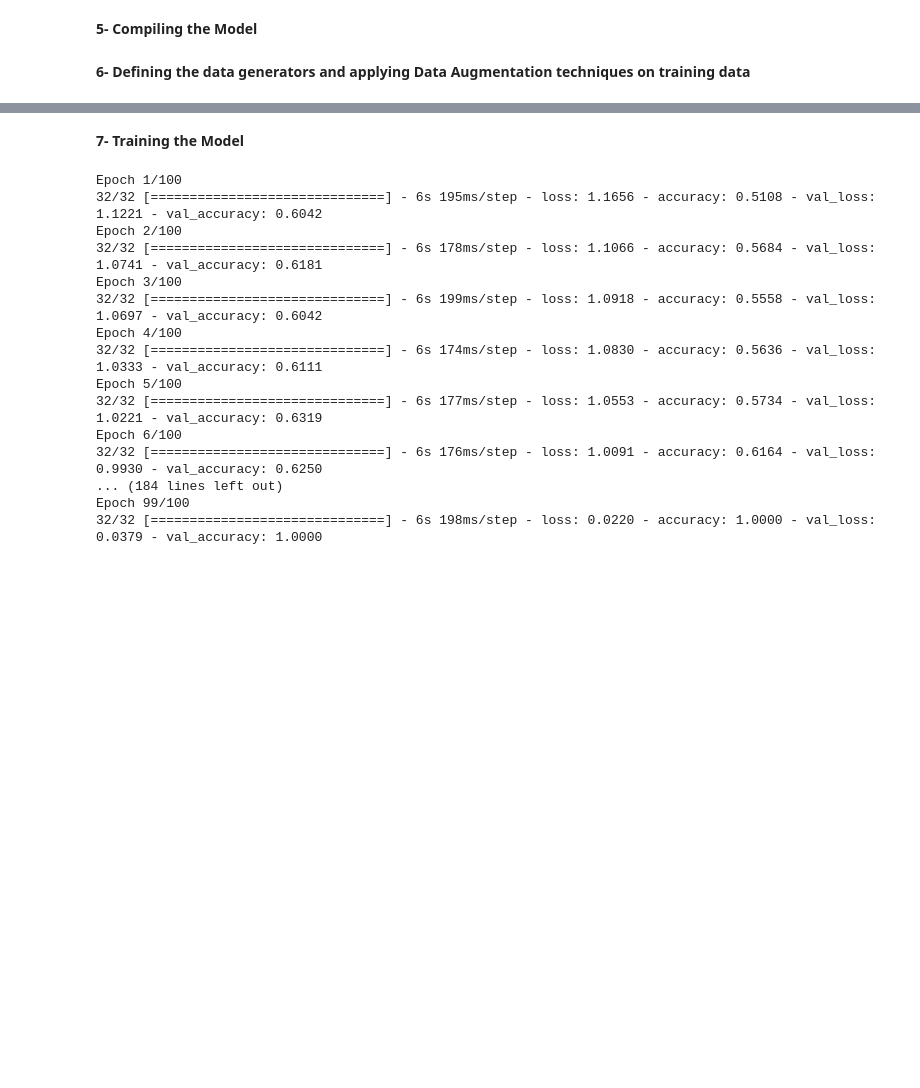
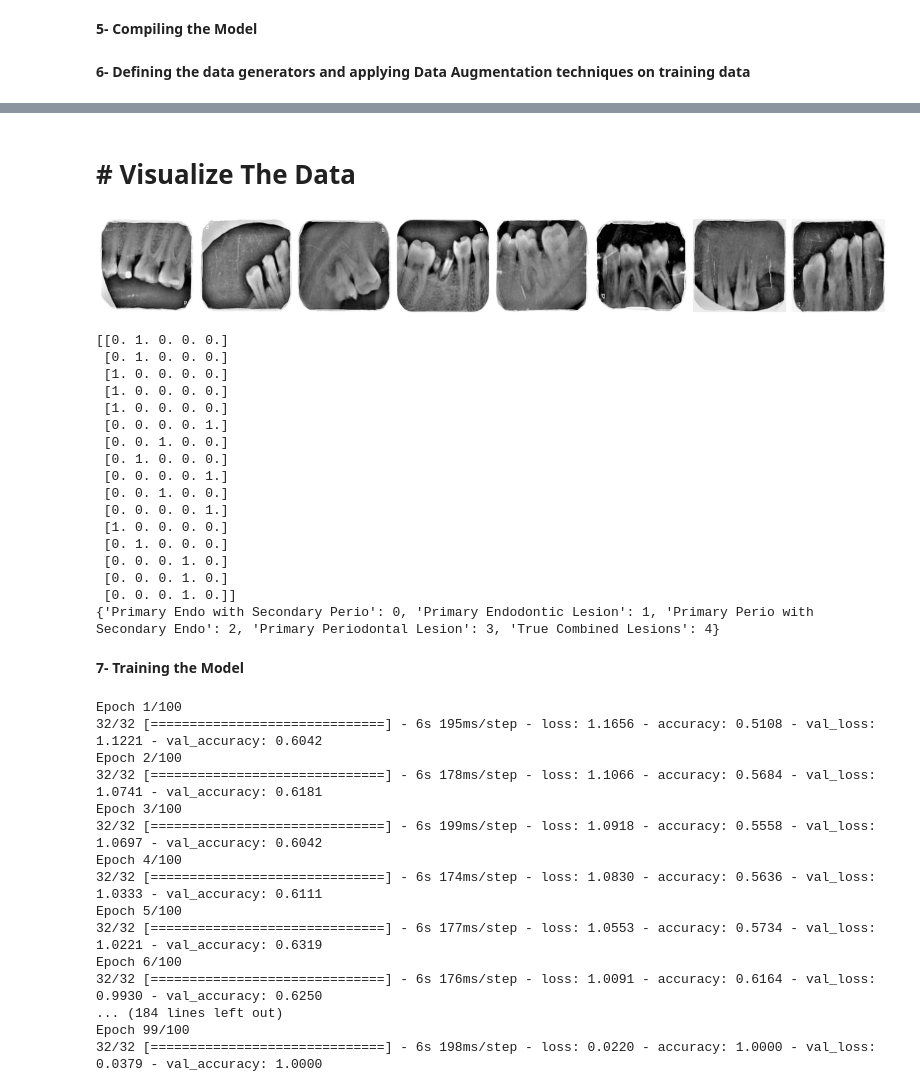
Before and after one commit to muhammadsajad/Automatic_lesion_detection_in_periapical_xrays, a Jupyter notebook: Periapical_Xrays_Classifier.ipynb, the cells around one changed output, grey strips where cells are left out. Cells and saved outputs as stored; diff of their text form; code cells hidden in the pictures; blank space fills up the shorter version.

```diff
--- a/Periapical_Xrays_Classifier.ipynb
+++ b/Periapical_Xrays_Classifier.ipynb
@@ -413,3 +413,39 @@ Found 144 images belonging to 5 classes.
+# %% [markdown]
+# # Visualize The Data
+# %%
+imgs, labels = next(train_generator)
+# %%
+def plotImages(images_arr):
+    fig, axes = plt.subplots(1, 8, figsize=(20,20))
+    axes = axes.flatten()
+    for img, ax in zip( images_arr, axes):
+        ax.imshow(img)
+        ax.axis('off')
+    plt.tight_layout()
+    plt.show()
+# %%
+plotImages(imgs)
+print(labels)
+print(train_generator.class_indices)
+# %% [output]
+[figure, added]
+[[0. 1. 0. 0. 0.]
+ [0. 1. 0. 0. 0.]
+ [1. 0. 0. 0. 0.]
+ [1. 0. 0. 0. 0.]
+ [1. 0. 0. 0. 0.]
+ [0. 0. 0. 0. 1.]
+ [0. 0. 1. 0. 0.]
+ [0. 1. 0. 0. 0.]
+ [0. 0. 0. 0. 1.]
+ [0. 0. 1. 0. 0.]
+ [0. 0. 0. 0. 1.]
+ [1. 0. 0. 0. 0.]
+ [0. 1. 0. 0. 0.]
+ [0. 0. 0. 1. 0.]
+ [0. 0. 0. 1. 0.]
+ [0. 0. 0. 1. 0.]]
+{'Primary Endo with Secondary Perio': 0, 'Primary Endodontic Lesion': 1, 'Primary Perio with Secondary Endo': 2, 'Primary Periodontal Lesion': 3, 'True Combined Lesions': 4}
 # %% [markdown]
 **7- Training the Model**
 # %%
```
Also changed, not shown: parts of 15 cells of this notebook.
